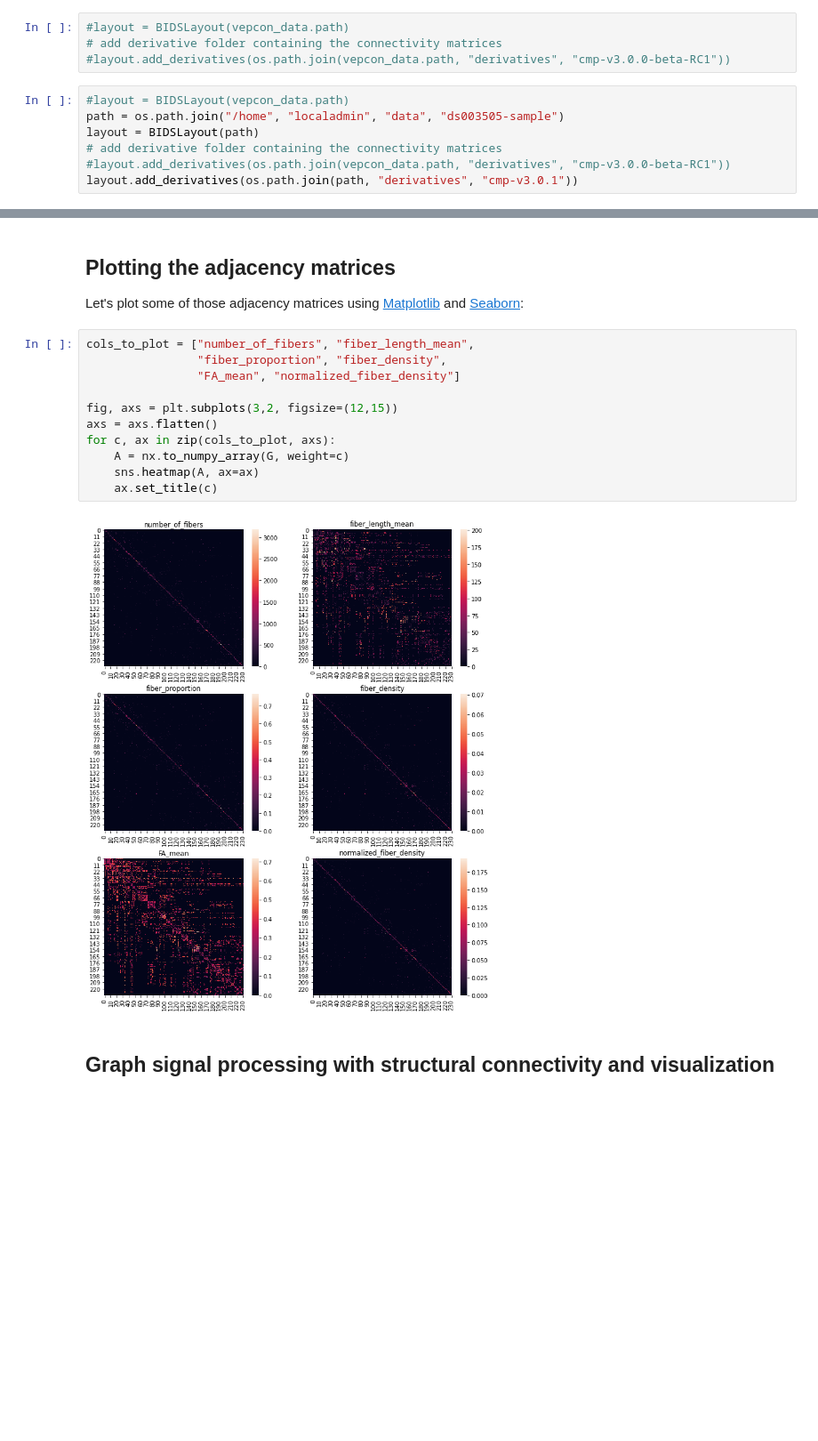
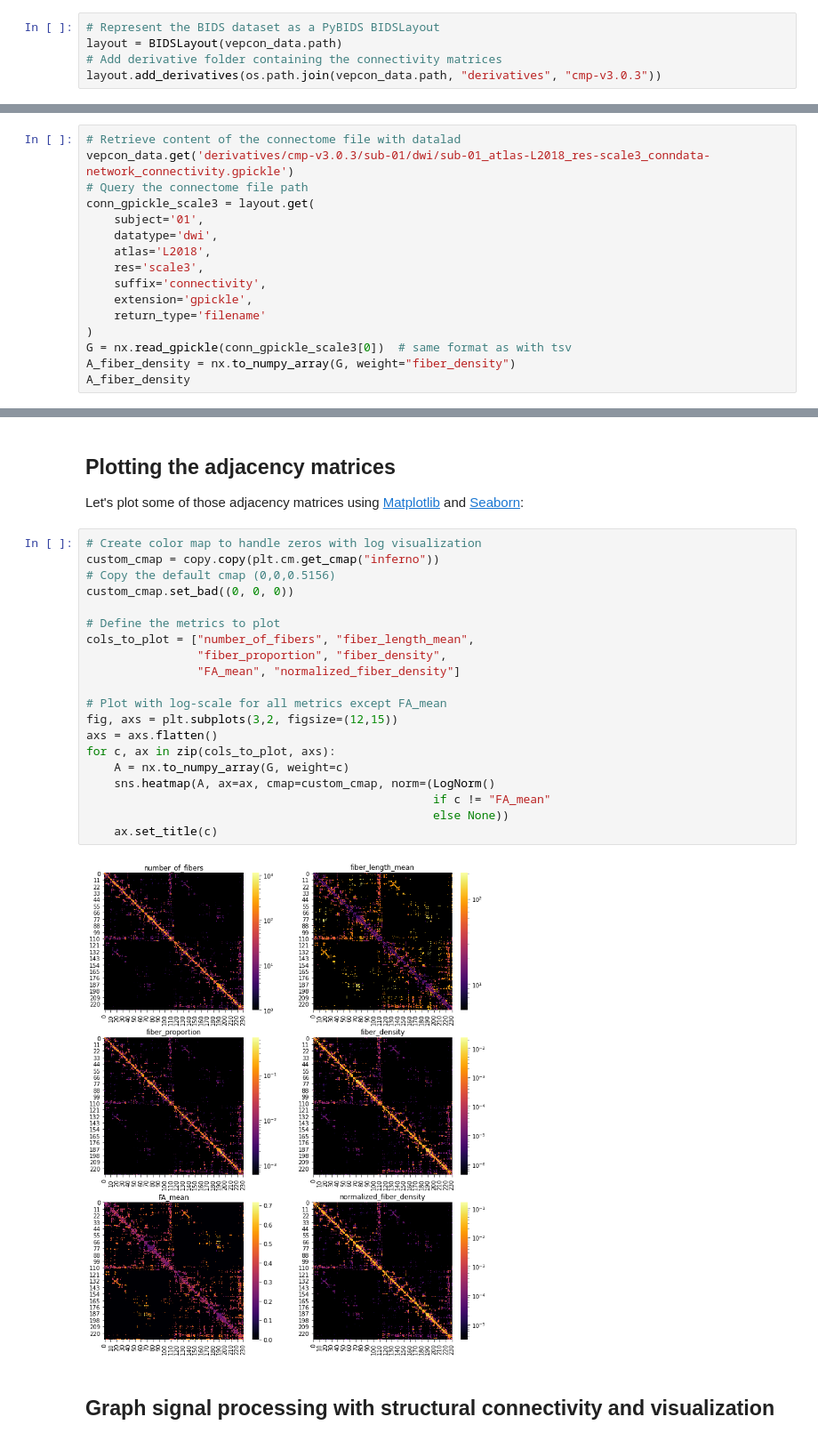
Before and after one commit to connectomicslab/connectomemapper3, a Jupyter notebook: docs/notebooks/analysis_tutorial.ipynb, the cells around one changed output, grey strips where cells are left out. Shown at 89% size. Saved outputs shown, nothing was run; the diff lists cells and outputs as text; blank space fills up the shorter version.

Commit message:
DOC: Update analysis_tutorial to use new VEPCON 1.1.0 dataset [skip ci]

```diff
--- a/docs/notebooks/analysis_tutorial.ipynb
+++ b/docs/notebooks/analysis_tutorial.ipynb
@@ -71,14 +103,8 @@ For demonstration, we are going to use the VEPCON dataset, available on [Open Ne
 # %% [markdown]
 As the dataset is in [BIDS](https://bids.neuroimaging.io/), we can use [Pybids](https://bids-standard.github.io/pybids/) to help us with the task of interacting with the files of the dataset.
 # %%
-#layout = BIDSLayout(vepcon_data.path)
-# add derivative folder containing the connectivity matrices
-#layout.add_derivatives(os.path.join(vepcon_data.path, "derivatives", "cmp-v3.0.0-beta-RC1"))
+# Represent the BIDS dataset as a PyBIDS BIDSLayout
+layout = BIDSLayout(vepcon_data.path)
+# Add derivative folder containing the connectivity matrices
+layout.add_derivatives(os.path.join(vepcon_data.path, "derivatives", "cmp-v3.0.3"))
-# %%
-#layout = BIDSLayout(vepcon_data.path)
-path = os.path.join("/home", "localadmin", "data", "ds003505-sample")
-layout = BIDSLayout(path)
-# add derivative folder containing the connectivity matrices
-#layout.add_derivatives(os.path.join(vepcon_data.path, "derivatives", "cmp-v3.0.0-beta-RC1"))
-layout.add_derivatives(os.path.join(path, "derivatives", "cmp-v3.0.1"))
 # %% [markdown]
@@ -118,0 +164,16 @@ G = nx.read_gpickle(conn_gpickle_scale3[0])  # same format as with tsv
+# %%
+# Retrieve content of the connectome file with datalad
+vepcon_data.get('derivatives/cmp-v3.0.3/sub-01/dwi/sub-01_atlas-L2018_res-scale3_conndata-network_connectivity.gpickle')
+# Query the connectome file path
+conn_gpickle_scale3 = layout.get(
+    subject='01',
+    datatype='dwi',
+    atlas='L2018',
+    res='scale3',
+    suffix='connectivity',
+    extension='gpickle',
+    return_type='filename'
+)
+G = nx.read_gpickle(conn_gpickle_scale3[0])  # same format as with tsv
+A_fiber_density = nx.to_numpy_array(G, weight="fiber_density")
+A_fiber_density
@@ -134,18 +232,27 @@ A_mat["sc"]["fiber_density"][0][0]
 
 Let's plot some of those adjacency matrices using [Matplotlib](https://matplotlib.org/) and [Seaborn](http://seaborn.pydata.org/index.html):
 # %%
+# Create color map to handle zeros with log visualization
+custom_cmap = copy.copy(plt.cm.get_cmap("inferno"))
+# Copy the default cmap (0,0,0.5156)
+custom_cmap.set_bad((0, 0, 0))
+
+# Define the metrics to plot
 cols_to_plot = ["number_of_fibers", "fiber_length_mean",
                 "fiber_proportion", "fiber_density",
                 "FA_mean", "normalized_fiber_density"]
 
+# Plot with log-scale for all metrics except FA_mean
 fig, axs = plt.subplots(3,2, figsize=(12,15))
 axs = axs.flatten()
 for c, ax in zip(cols_to_plot, axs):
     A = nx.to_numpy_array(G, weight=c)
-    sns.heatmap(A, ax=ax)
+    sns.heatmap(A, ax=ax, cmap=custom_cmap, norm=(LogNorm()
+                                                  if c != "FA_mean"
+                                                  else None))
     ax.set_title(c)
 # %% [output]
-[figure, old version]
+[figure, new version]
 # %% [markdown]
 ## Graph signal processing with structural connectivity and visualization
 # %% [markdown]
```
Also changed, not shown: parts of 26 cells of this notebook.
